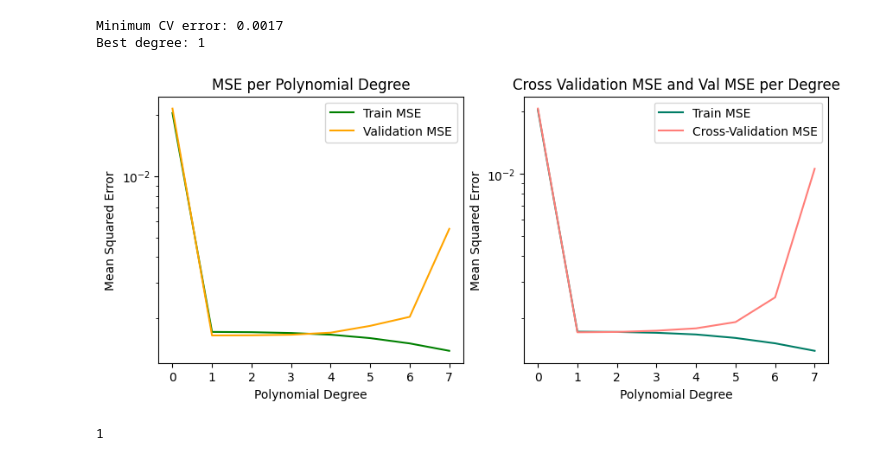
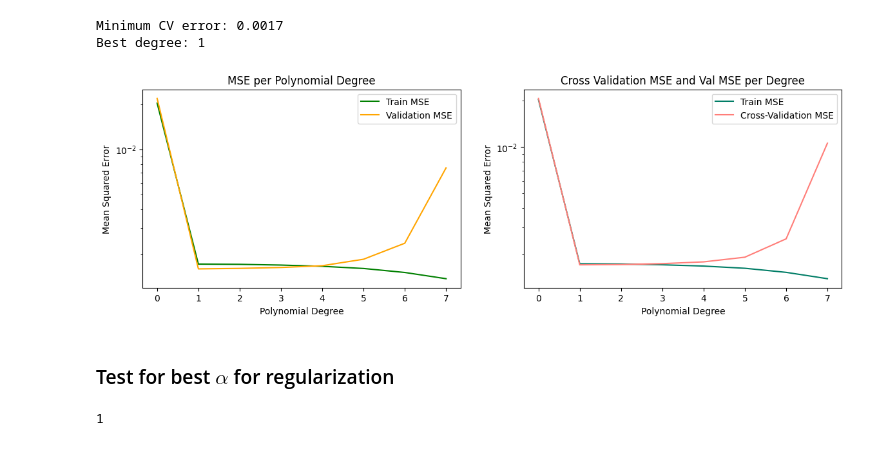
Before and after one commit to adunoluwa1/House-Price-Prediction-using-Regression, a Jupyter notebook: House_Price_Prediction.ipynb, the cells around one changed output. Saved outputs shown, nothing was run; the diff lists cells and outputs as text; code cells hidden in the pictures.

```diff
--- a/House_Price_Prediction.ipynb
+++ b/House_Price_Prediction.ipynb
@@ -142,23 +153,25 @@ print(f'Best degree: {best_deg}')
 Minimum CV error: 0.0017
 Best degree: 1
 # %%
-fig, ax = plt.subplots(1,2,figsize=(10,4))
+fig, ax = plt.subplots(1,2,figsize=(14,4))
 ax[0].plot(range(maxdeg), train_error,'g-', label="Train MSE")
 ax[0].plot(range(maxdeg), val_error,'-', c='orange', label="Validation MSE")
 ax[0].set_xlabel("Polynomial Degree")
 ax[0].set_ylabel("Mean Squared Error")
 ax[0].set_yscale(value="log")
 ax[0].legend()
 ax[0].set_title("MSE per Polynomial Degree")
 ax[1].plot(range(maxdeg), train_error,'-', c='#007D66', label="Train MSE")
 ax[1].plot(range(maxdeg), crossval_error,'-', c='#FF7E79', label="Cross-Validation MSE")
 ax[1].set_xlabel("Polynomial Degree")
 ax[1].set_ylabel("Mean Squared Error")
 ax[1].set_yscale(value="log")
 ax[1].legend()
 ax[1].set_title("Cross Validation MSE and Val MSE per Degree")
 plt.show()
 # %% [output]
-[figure, old version]
+[figure, new version]
+# %% [markdown]
+### Test for best $\alpha$ for regularization
 # %%
 # alphas = np.linspace(1e-20,50, 7000)
```
Also changed, not shown: parts of 18 cells of this notebook.
